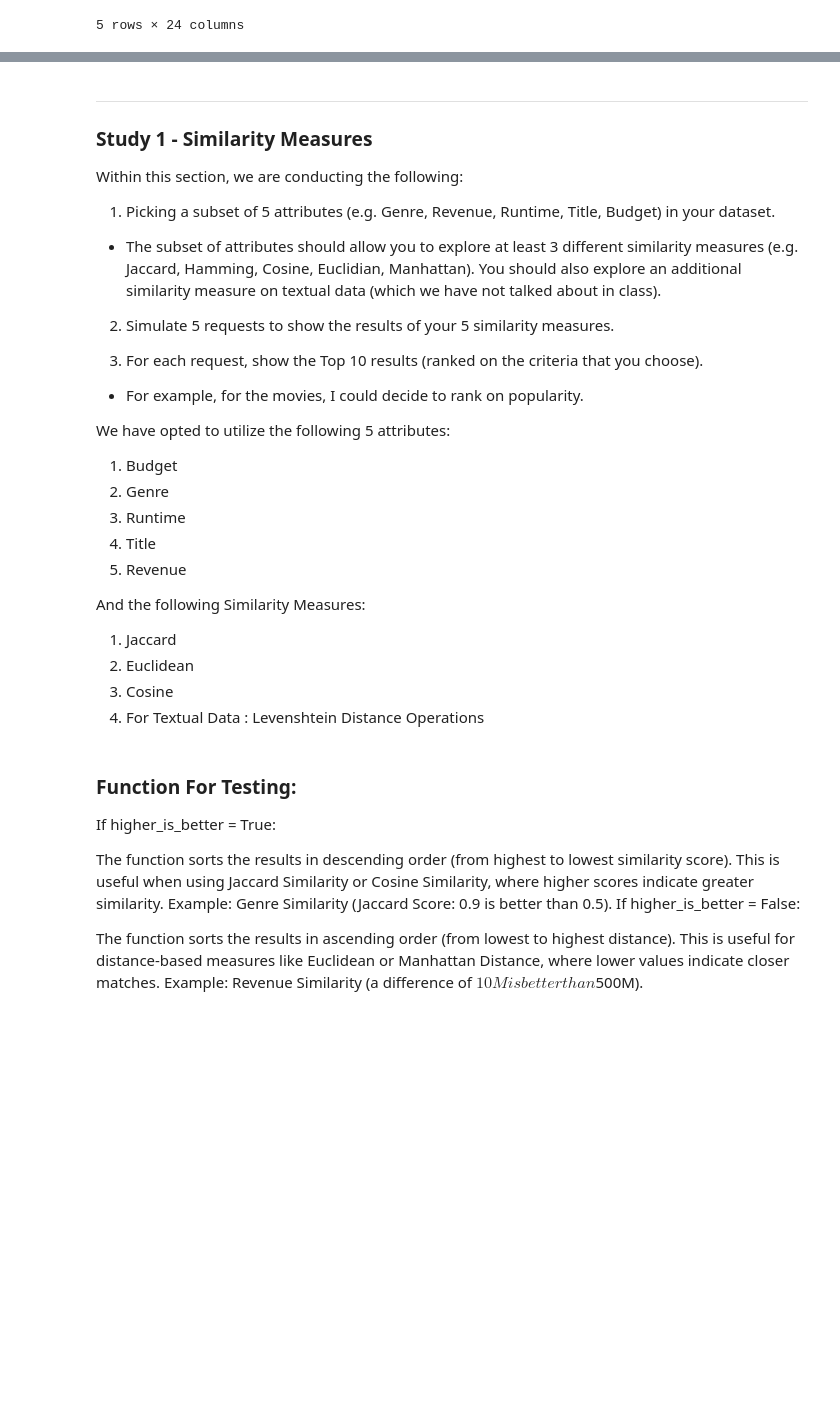
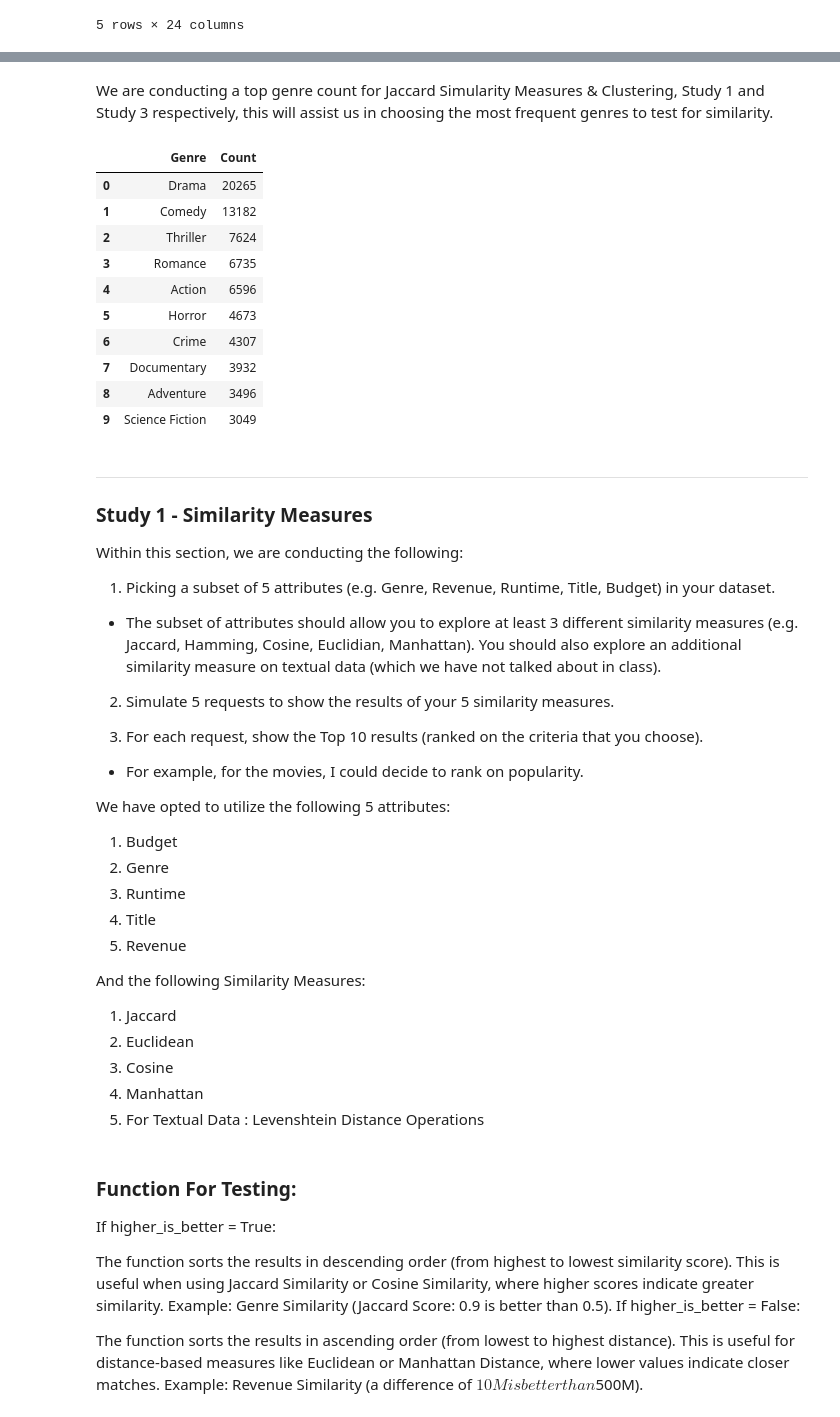
Before and after one commit to jutinwang/A4---CSI4142---GR48, a Jupyter notebook: G48-A4.ipynb, the cells around one changed output, grey strips where cells are left out. Saved outputs shown, nothing was run; the diff lists cells and outputs as text; code cells hidden in the pictures; blank space fills up the shorter version.

```diff
--- a/G48-A4.ipynb
+++ b/G48-A4.ipynb
@@ -280,3 +308,25 @@ movieSet.head()
+# %% [markdown]
+We are conducting a top genre count for Jaccard Simularity Measures & Clustering, Study 1 and Study 3 respectively, this will assist us in choosing the most frequent genres to test for similarity.
+# %%
+# Calculating the Top 10 Genres
+genre_list = [g for genres in movieSet['genres'] for g in genres]
+genre_counts = Counter(genre_list)
+
+# Convert the genre counts to a DataFrame for better visualization
+genre_df = pd.DataFrame(genre_counts.most_common(10), columns=['Genre', 'Count'])
+display(genre_df)
+# %% [output]
+|  | Genre | Count |
+| 0 | Drama | 20265 |
+| 1 | Comedy | 13182 |
+| 2 | Thriller | 7624 |
+| 3 | Romance | 6735 |
+| 4 | Action | 6596 |
+| 5 | Horror | 4673 |
+| 6 | Crime | 4307 |
+| 7 | Documentary | 3932 |
+| 8 | Adventure | 3496 |
+| 9 | Science Fiction | 3049 |
 # %% [markdown]
 ---
 ### Study 1 - Similarity Measures
@@ -303,7 +353,8 @@ And the following Similarity Measures:
 1. Jaccard
 2. Euclidean
 3. Cosine
-4. For Textual Data : Levenshtein Distance Operations
+4. Manhattan
+5. For Textual Data : Levenshtein Distance Operations
 # %%
 # Jaccard Distance Function:
 def jaccard_similarity(set1, set2):
```
Also changed, not shown: parts of 14 cells of this notebook.
